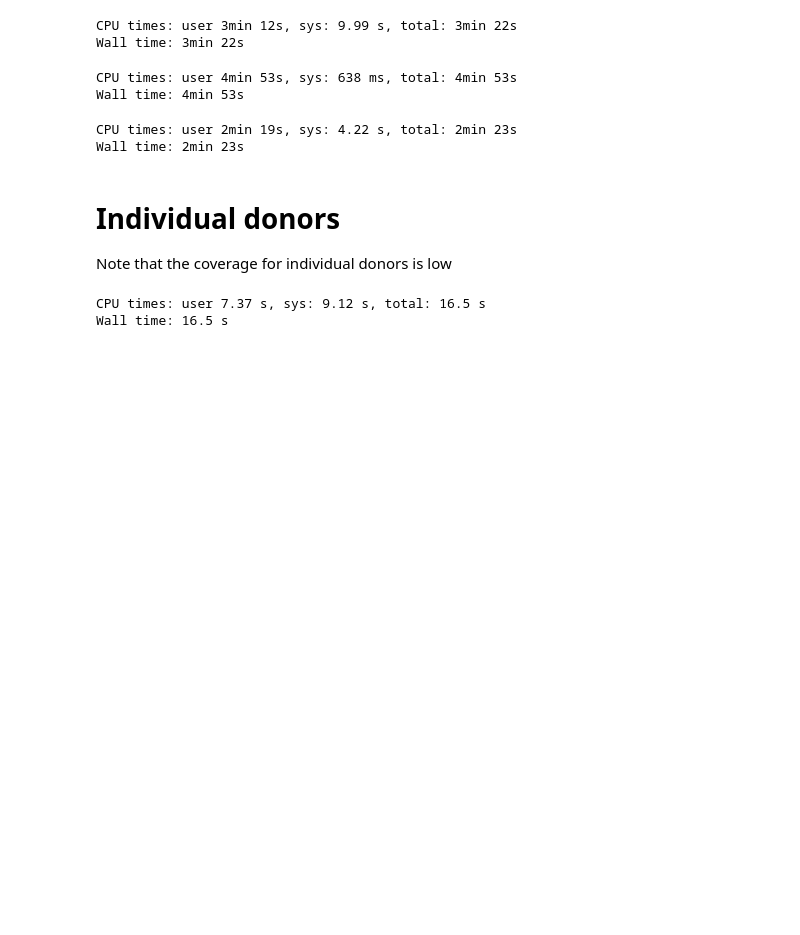
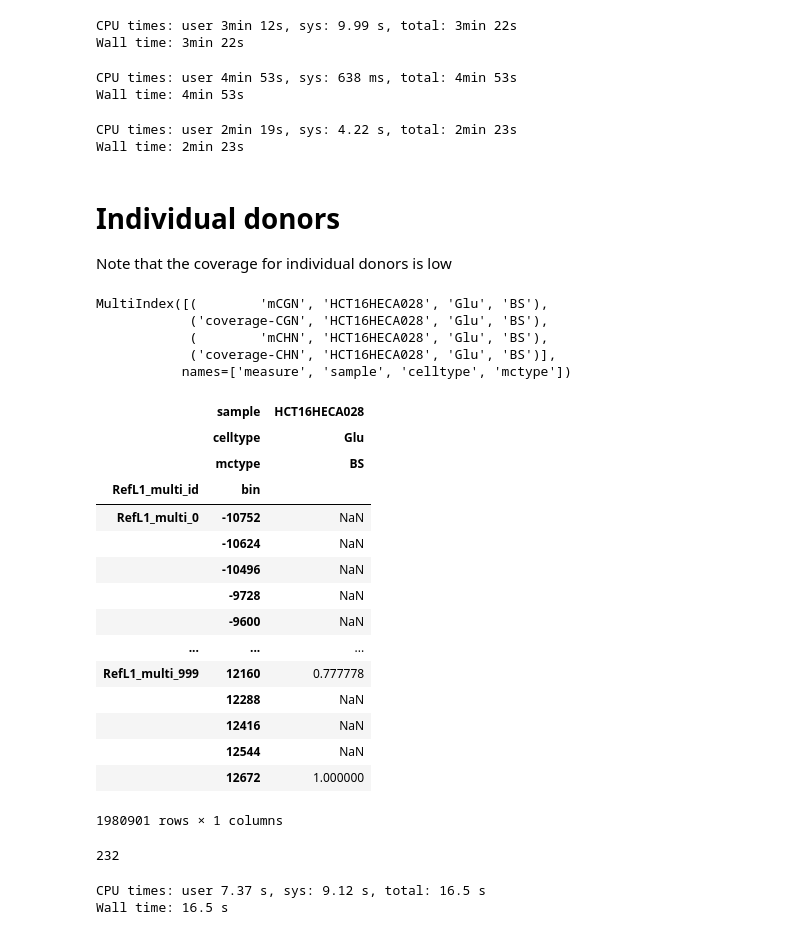
Before and after one commit to dmnburrows/te_methylation_ageing, a Jupyter notebook: gather_referenceL1_mC.ipynb, the cells around one changed output. Saved outputs shown, nothing was run; the diff lists cells and outputs as text; code cells hidden in the pictures; blank space fills up the shorter version.

```diff
--- a/gather_referenceL1_mC.ipynb
+++ b/gather_referenceL1_mC.ipynb
@@ -11,11 +11,11 @@ import seaborn as sns
 TE='Alu' # Alu or L1
 TE="RefL1_multi"
 
-df = pd.read_csv('rmsk_hg38.L1.gtf.gz',sep='\t',names=['chr','.','exon','start','end','evolutionary age','strand','-','info'])
+# df = pd.read_csv('rmsk_hg38.L1.gtf.gz',sep='\t',names=['chr','.','exon','start','end','evolutionary age','strand','-','info'])
 
-# df=df['info'].str.split(';',expand=True)
-df['L1 class']=df['info'].str.extract('gene_id \"(.*)\"; transcript_id')
-df['svlen'] = df['end']-df['start']
+# # df=df['info'].str.split(';',expand=True)
+# df['L1 class']=df['info'].str.extract('gene_id \"(.*)\"; transcript_id')
+# df['svlen'] = df['end']-df['start']
 # %%
 plt.figure(figsize=(10,3))
 plt.subplot(1,2,1)
@@ -585,6 +585,7 @@ def get_binc(sample_celltype):
                    sep='\t',header=None,
                    usecols=[3,7,8], # NOTE: Column 6 has the SVLEN
                    names=['bin_id','mc','coverage'],
+#                    nrows=10000
                   )
     df=df.reset_index()
 
@@ -597,10 +598,10 @@ def get_binc(sample_celltype):
     df['celltype']=celltype
     df['mctype']=mctype
     df.loc[df['coverage']<min_coverage,f'm{ctxt}']=np.nan
-    df=df[[TE+'_id','bin',f'm{ctxt}','sample','celltype','coverage']].set_index(['sample','celltype',TE+'_id','bin'])
+    df=df[[TE+'_id','bin',f'm{ctxt}','sample','celltype','mctype','coverage']].set_index(['sample','celltype','mctype',TE+'_id','bin'])
     df.columns.names=['measure']
     df=df.rename(columns={'coverage':f'coverage-{ctxt}'})
-    df=df.unstack(['sample','celltype'])
+    df=df.unstack(['sample','celltype','mctype'])
 
     dfs.append(df)
   df=dfs[0].join(dfs[1],how='outer')
@@ -610,6 +611,37 @@ def get_binc(sample_celltype):
 with Pool(8) as p:
   dfs=list(tqdm(p.imap(get_binc,samples_celltypes),total=len(samples_celltypes)))
 # dfs=get_binc(samples_celltypes[0])
+# %%
+dfs[0].keys()
+# %% [output]
+MultiIndex([(        'mCGN', 'HCT16HECA028', 'Glu', 'BS'),
+            ('coverage-CGN', 'HCT16HECA028', 'Glu', 'BS'),
+            (        'mCHN', 'HCT16HECA028', 'Glu', 'BS'),
+            ('coverage-CHN', 'HCT16HECA028', 'Glu', 'BS')],
+           names=['measure', 'sample', 'celltype', 'mctype'])
+# %%
+dfs[0]['mCGN']
+# %% [output]
+|  | sample | HCT16HECA028 |
+|  | celltype | Glu |
+|  | mctype | BS |
+| RefL1_multi_id | bin |  |
+| RefL1_multi_0 | -10752 | NaN |
+|  | -10624 | NaN |
+|  | -10496 | NaN |
+|  | -9728 | NaN |
+|  | -9600 | NaN |
+| ... | ... | ... |
+| RefL1_multi_999 | 12160 | 0.777778 |
+|  | 12288 | NaN |
+|  | 12416 | NaN |
+|  | 12544 | NaN |
+|  | 12672 | 1.000000 |
+1980901 rows × 1 columns
+# %%
+len(dfs)
+# %% [output]
+232
 # %%
 # for i,sample_celltype in tqdm(enumerate(samples_celltypes),total=len(samples_celltypes)):
 #   mctype=re.match(r'^(.*)[-_](Glu|GLU|GABA)[-_](BS|OxBS|OX|oxBS).*',sample_celltype).group(3)
```
Also changed, not shown: parts of 2 cells of this notebook, 2 other files.
